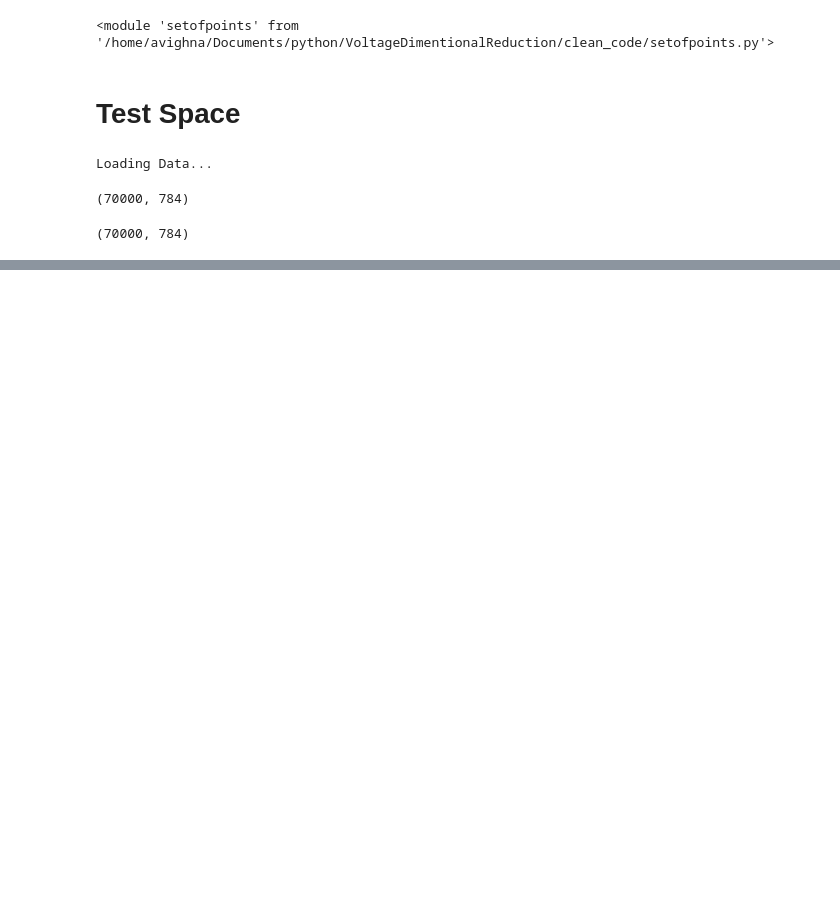
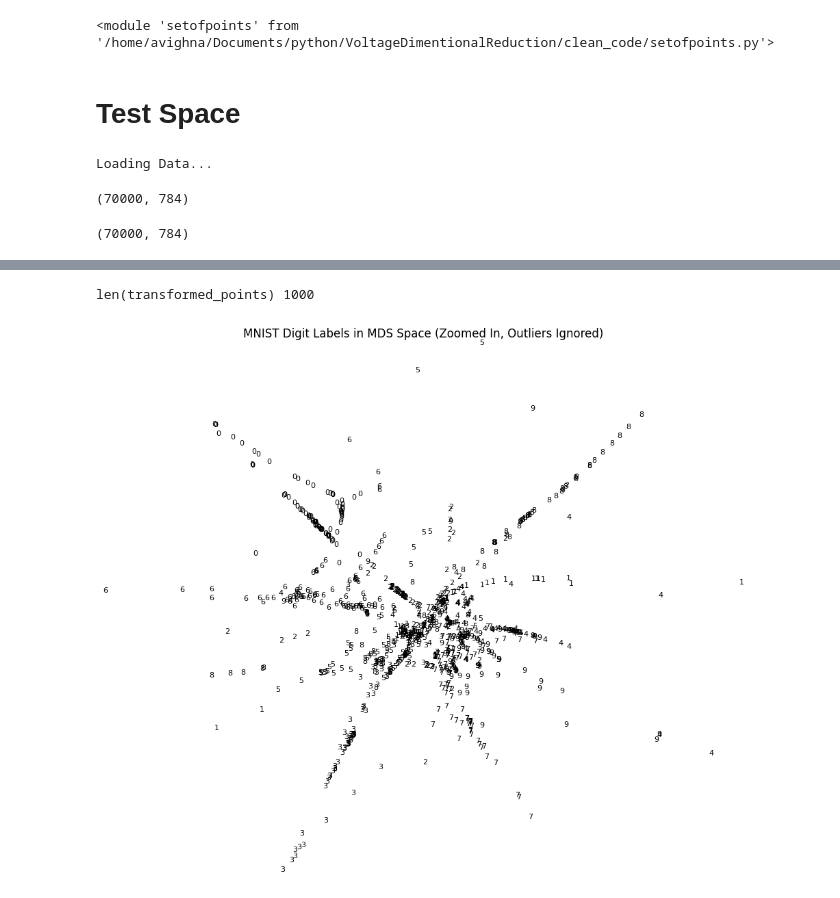
Before and after one commit to IceGawd/VoltageDimentionalReduction, a Jupyter notebook: notebooks/NewCodeTesting.ipynb, the cells around one changed output, grey strips where cells are left out. Saved outputs shown, nothing was run; the diff lists cells and outputs as text; code cells hidden in the pictures; blank space fills up the shorter version.

```diff
--- a/notebooks/NewCodeTesting.ipynb
+++ b/notebooks/NewCodeTesting.ipynb
@@ -167,0 +167,32 @@ TypeError: 'module' object is not callable
+# %%
+# Step 1: Calculate distances from the mean (or median) of all points
+center = np.mean(transformed_points, axis=0)
+distances = np.linalg.norm(transformed_points - center, axis=1)
+print('len(transformed_points)', len(transformed_points))
+# Step 2: Find the indices of the 10 most distant points
+outlier_indices = np.argsort(distances)[-10:]
+
+# Step 3: Get the mask of inliers (non-outliers)
+mask = np.ones(len(transformed_points), dtype=bool)
+mask[outlier_indices] = False
+
+# Step 4: Get the non-outlier (central cluster) points
+inlier_points = transformed_points[mask]
+
+# Plot with zoom-in
+fig, ax = plt.subplots(figsize=(12, 10))
+for i in np.where(mask)[0]:
+    ax.text(transformed_points[i, 0], transformed_points[i, 1], str(correct[i]),
+            color='black', fontsize=8, alpha=1,
+            ha='center', va='center')
+
+# Set axis limits based on inlier points
+ax.set_xlim(inlier_points[:, 0].min(), inlier_points[:, 0].max())
+ax.set_ylim(inlier_points[:, 1].min(), inlier_points[:, 1].max())
+
+plt.axis('off')
+plt.title("MNIST Digit Labels in MDS Space (Zoomed In, Outliers Ignored)")
+plt.show()
+# %% [output]
+len(transformed_points) 1000
+[figure, added]
```
Also changed, not shown: parts of 18 cells of this notebook, 7 other files.
